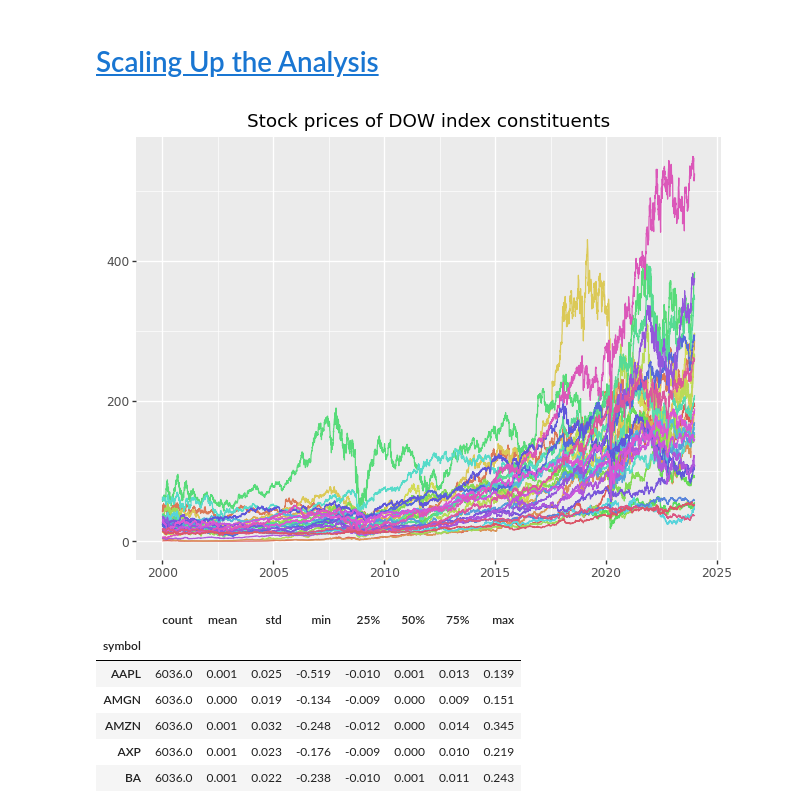
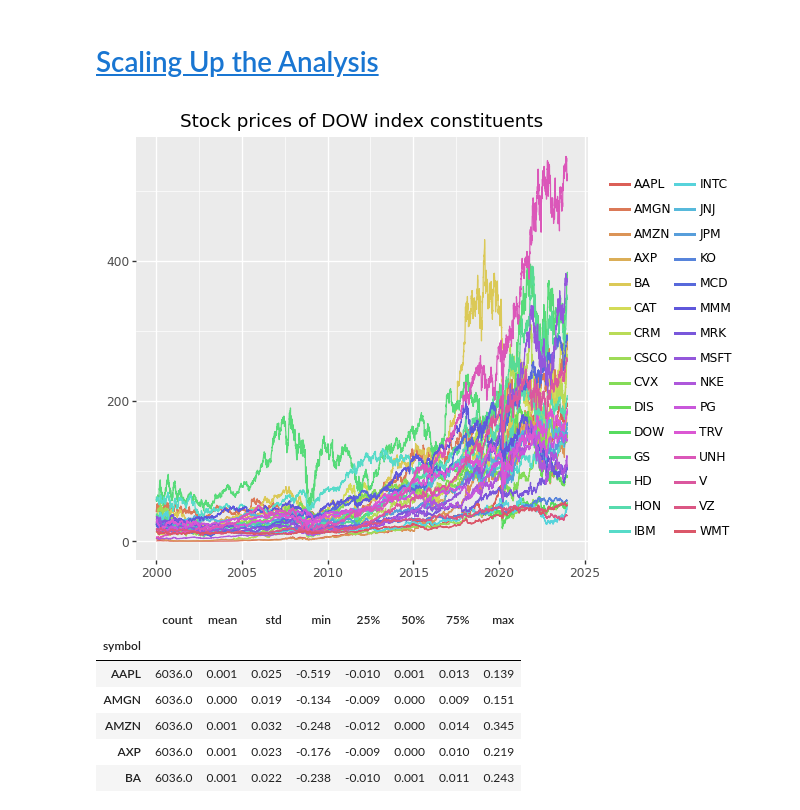
Before and after one commit to ajmtrz/tidy_finance, a Jupyter notebook: Introduction.ipynb, the cells around one changed output. Drawn from its saved outputs; the diff is of its cells as text; code cells hidden in the pictures.

```diff
--- a/Introduction.ipynb
+++ b/Introduction.ipynb
@@ -147,17 +149,19 @@ index_prices.columns.name = None
 # %%
 # visualize each DOW's stock prices
 index_prices_figure = (
     ggplot(index_prices,
            aes(y="adjusted", x="date", color="symbol")) +
            geom_line() +
            labs(x="", y="", color="",
                 title="Stock prices of DOW index constituents") +
-            theme(legend_position="none") +
-            scale_x_datetime(date_breaks="5 years", date_labels="%Y")
+            scale_x_datetime(date_breaks="5 years", date_labels="%Y") +
+            theme(legend_position="right",
+                legend_box_margin=0,
+                legend_key=element_blank())
 )
 index_prices_figure.draw()
 # %% [output]
-[figure, old version]
+[figure, new version]
 # %%
 # calculate total return and show statistics
 all_returns = (index_prices
```
Also changed, not shown: parts of 30 cells of this notebook.
